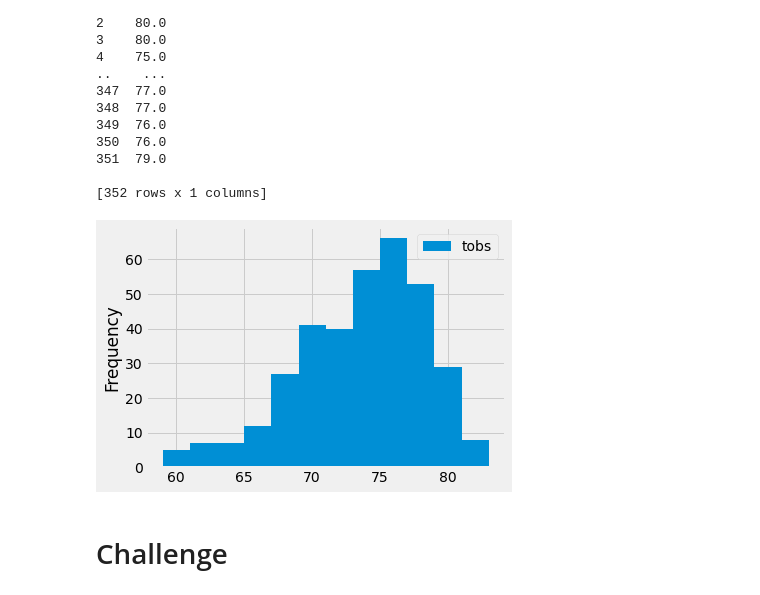
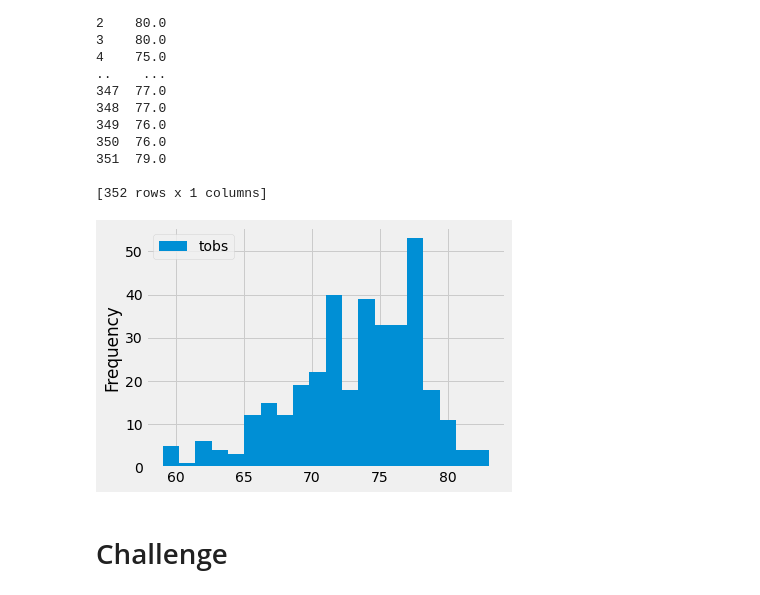
Before and after one commit to sdieckert/surfs_up, a Jupyter notebook: climate_analysis.ipynb, the cells around one changed output. Cells and saved outputs as stored; diff of their text form; code cells hidden in the pictures.

```diff
--- a/climate_analysis.ipynb
+++ b/climate_analysis.ipynb
@@ -187,12 +210,12 @@ print(df)
 # %%
  #plot the results as a histogram
 #To create the histogram, we need to use the plot() function
 #and the hist() function and add the number of bins as a parameter. Add the following to your code:
-df.plot.hist(bins=12)
+df.plot.hist(bins=20)
 #Using plt.tight_layout(), we can compress the x-axis labels so that they fit into the box holding our plot.
 plt.tight_layout()
 # %% [output]
-[figure, old version]
+[figure, new version]
 # %%
 # Write a function called `calc_temps` that will accept start date and end date in the format '%Y-%m-%d'
 # and return the minimum, average, and maximum temperatures for that range of dates
```
Also changed, not shown: parts of 1 cell of this notebook, 2 other files.
